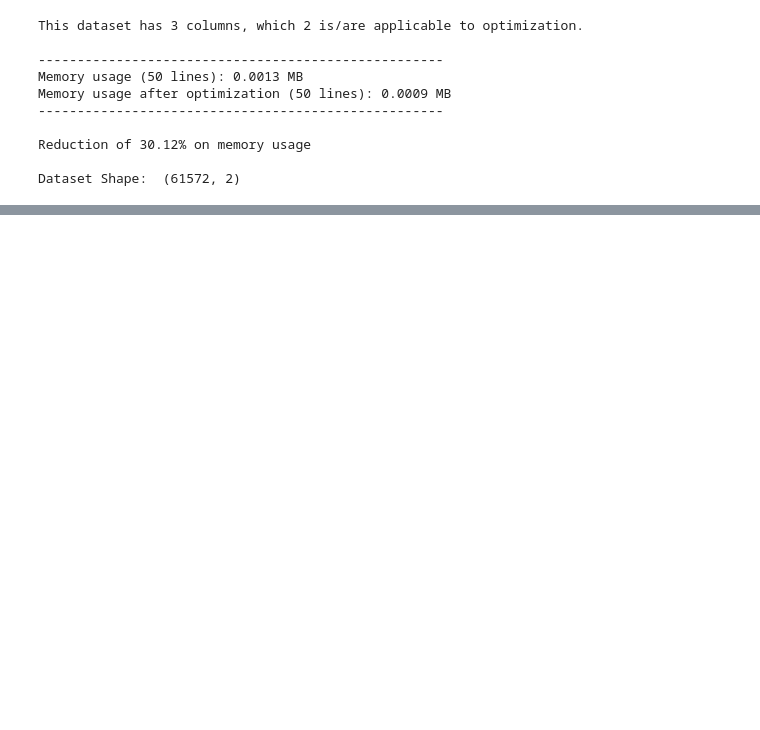
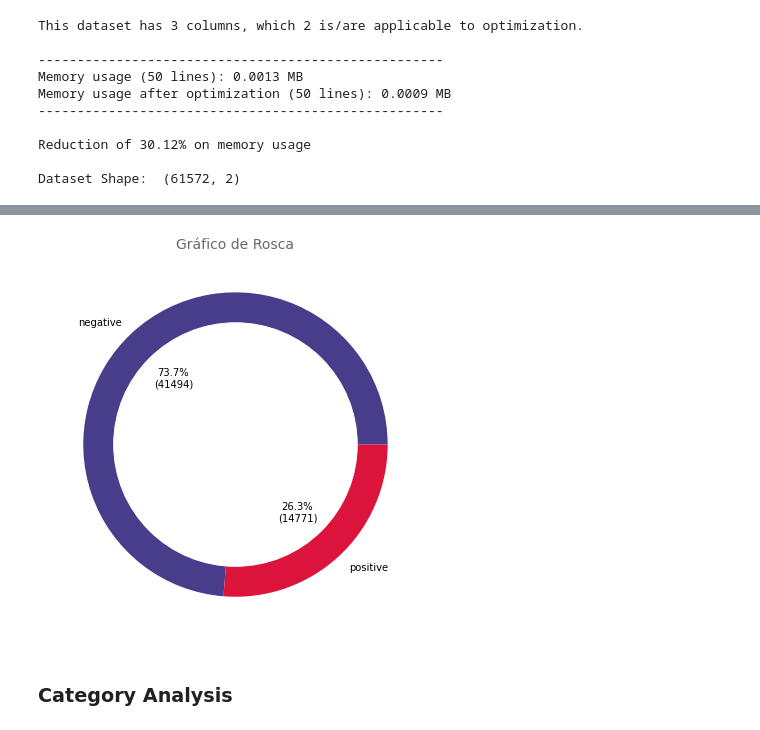
Before and after one commit to C10-Brazilian-e-commerce-modeling-team/brazilian-e-commerce, a Jupyter notebook: NLP/External_data_NLP.ipynb, the cells around one changed output, grey strips where cells are left out. Cells and saved outputs as stored; diff of their text form; code cells hidden in the pictures; blank space fills up the shorter version.

Commit message:
Make graphs with external data and NLP

```diff
--- a/NLP/External_data_NLP.ipynb
+++ b/NLP/External_data_NLP.ipynb
@@ -287,0 +346,11 @@ Reshape your data either using array.reshape(-1, 1) if your data has a single fe
+# %%
+sent_anls = []
+for i in range(len(df_prep)):
+    try:
+        comment_prep = text_prep_pipeline.fit_transform([df_prep['review_comment_message'][i]])
+        m_array = csr_matrix(comment_prep, shape=(1,500)).toarray()
+        sent_anls. append(model.predict(m_array)[0])
+    except Exception as e:
+        print(f"key {i}: error {e}")
+
+# sent_anls
@@ -287,0 +368,10 @@ Reshape your data either using array.reshape(-1, 1) if your data has a single fe
+# %%
+sent_dict = {
+    'sentiment': sent_anls,
+    'sentiment_label': [('positive' if x ==1 else "negative") for x in sent_anls]
+}
+# %%
+sent_df = pd.DataFrame(sent_dict)
+# sent_df
+# Groove is in The Heart
+# Dee Lite
@@ -287,0 +394,9 @@ Reshape your data either using array.reshape(-1, 1) if your data has a single fe
+# %%
+fig, ax = plt.subplots(figsize=(7, 7))
+donut_plot(sent_df.query('sentiment_label in ("positive", "negative")'), 'sentiment_label',
+           label_names=sent_df.query('sentiment_label in ("positive", "negative")')['sentiment_label'].value_counts().index,
+           ax=ax, colors=['darkslateblue', 'crimson'])
+# %% [output]
+[figure, added]
+# %% [markdown]
+###  Category Analysis
```
Also changed, not shown: parts of 28 cells of this notebook, 4 other files.
